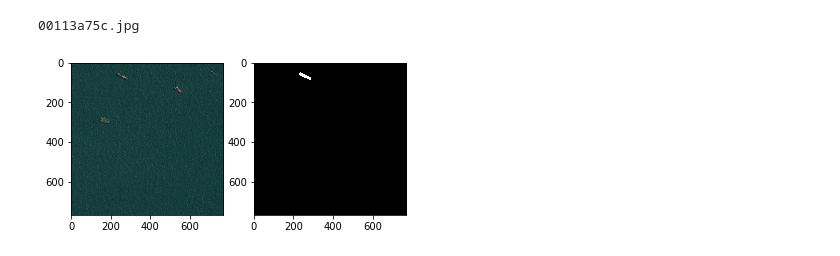
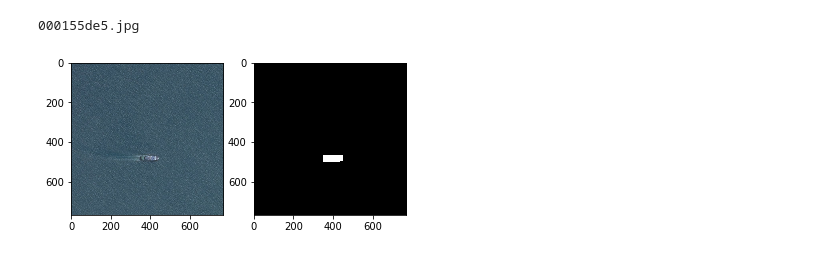
Before and after one commit to tetolab/shipdet, a Jupyter notebook: shipdet.ipynb, the cells around one changed output. Cells and saved outputs as stored; diff of their text form; code cells hidden in the pictures.

```diff
--- a/shipdet.ipynb
+++ b/shipdet.ipynb
@@ -44,7 +28,7 @@ print(rle_decode(ships[:4]))
 # %%
 ships_frame = pd.read_csv('data/train_ship_segmentations_v2.csv')
 
-n = 64
+n = 2
 img_name = ships_frame.iloc[n, 0]
 ships = ships_frame.iloc[n, 1].split(' ')
 print(ships)
@@ -60,16 +61,16 @@ Landmarks shape: (768, 768)
 # %%
-def show_landmarks(image, ships):
+def show_ship_images(image, ships):
     plt.subplot(1,2,1)
     plt.imshow(image)
     plt.subplot(1,2,2)
     plt.imshow(ships, 'gray')
     plt.pause(0.001)  # pause a bit so that plots are updated
 
 plt.figure()
 print(img_name)
-show_landmarks(io.imread(os.path.join('data/train_v2', img_name)),
+show_ship_images(io.imread(os.path.join('data/train_v2', img_name)),
                ships)
 plt.show()
 # %% [output]
-00113a75c.jpg
+000155de5.jpg
-[figure, old version]
+[figure, new version]
```
Also changed, not shown: parts of 9 cells of this notebook, 1 other file.
